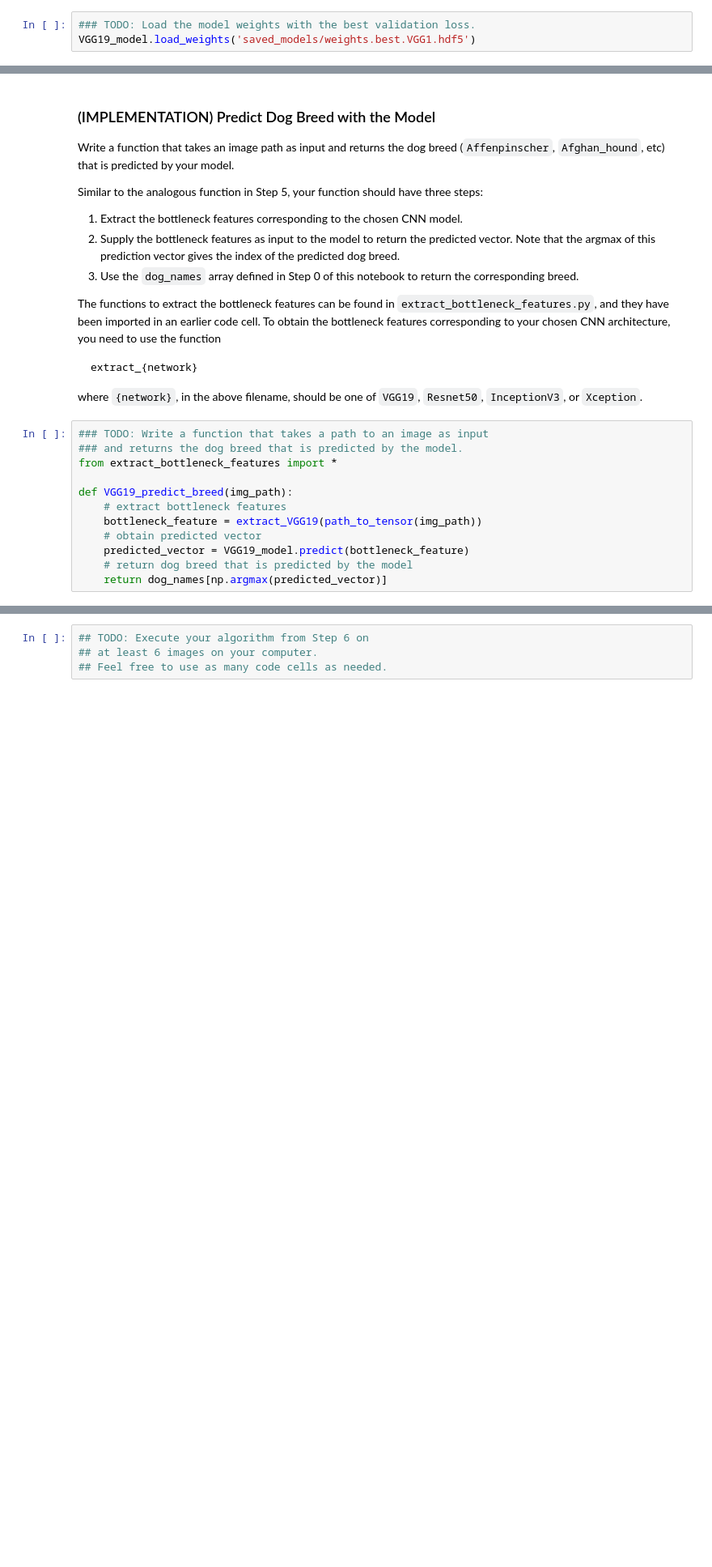
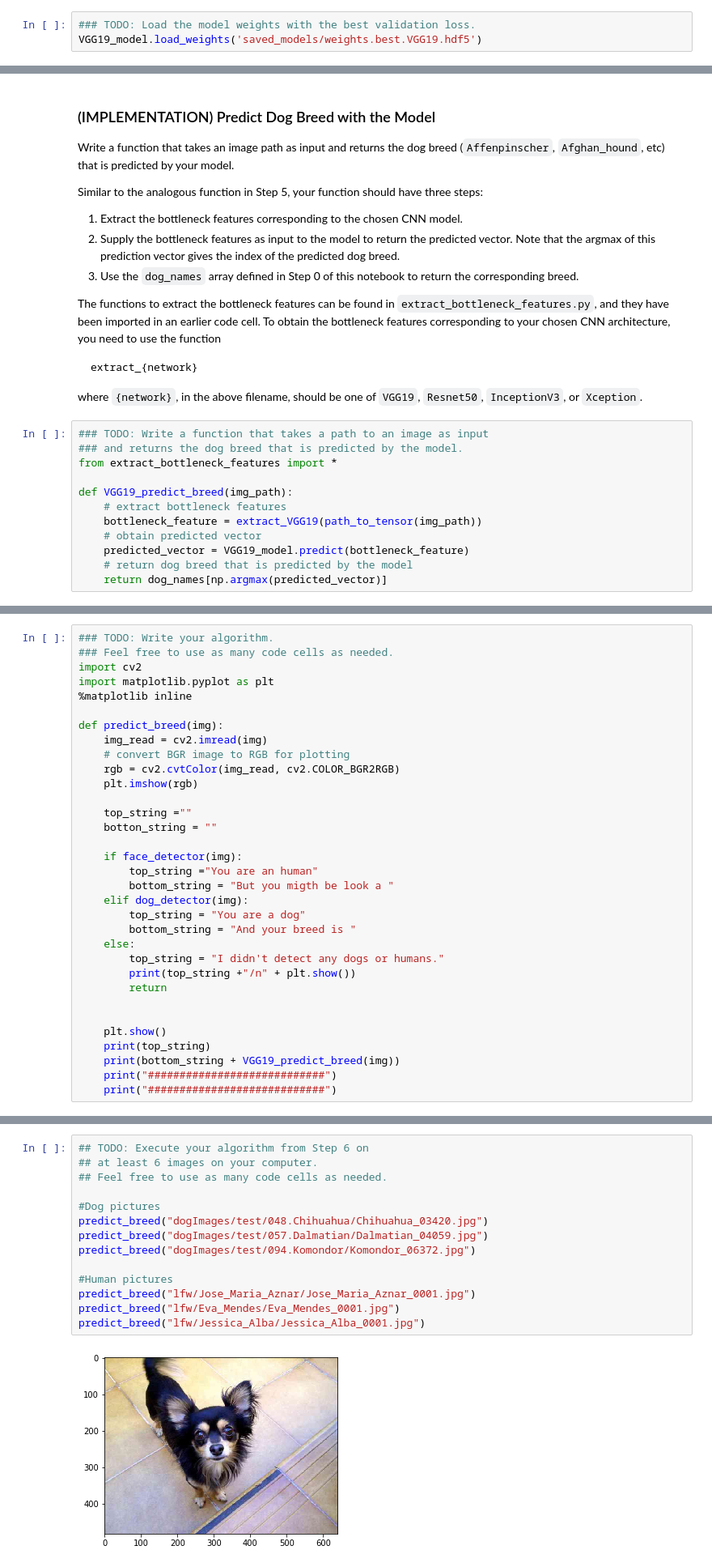
Before and after one commit to kblancoa/dog-project, a Jupyter notebook: dog_app.ipynb, the cells around one changed output, grey strips where cells are left out. Shown at 81% size. Cells and saved outputs as stored; diff of their text form; blank space fills up the shorter version.

```diff
--- a/dog_app.ipynb
+++ b/dog_app.ipynb
@@ -650,7 +649,7 @@ Epoch 7/20
 ### (IMPLEMENTATION) Load the Model with the Best Validation Loss
 # %%
 ### TODO: Load the model weights with the best validation loss.
-VGG19_model.load_weights('saved_models/weights.best.VGG1.hdf5')
+VGG19_model.load_weights('saved_models/weights.best.VGG19.hdf5')
 # %% [markdown]
 ### (IMPLEMENTATION) Test the Model
 
@@ -715,3 +711,36 @@ Some sample output for our algorithm is provided below, but feel free to design
+# %%
+### TODO: Write your algorithm.
+### Feel free to use as many code cells as needed.
+import cv2
+import matplotlib.pyplot as plt
+%matplotlib inline
+
+def predict_breed(img):
+    img_read = cv2.imread(img)
+    # convert BGR image to RGB for plotting
+    rgb = cv2.cvtColor(img_read, cv2.COLOR_BGR2RGB)
+    plt.imshow(rgb)
+
+    top_string =""
+    botton_string = ""
+
+    if face_detector(img):
+        top_string ="You are an human"
+        bottom_string = "But you migth be look a "
+    elif dog_detector(img):
+        top_string = "You are a dog"
+        bottom_string = "And your breed is "
+    else:
+        top_string = "I didn't detect any dogs or humans."
+        print(top_string +"/n" + plt.show())
+        return
+
+
+    plt.show()
+    print(top_string)
+    print(bottom_string + VGG19_predict_breed(img))
+    print("############################")
+    print("############################")
 # %% [markdown]
 ---
 <a id='step7'></a>
@@ -729,4 +760,16 @@ __Answer:__
 # %%
 ## TODO: Execute your algorithm from Step 6 on
 ## at least 6 images on your computer.
 ## Feel free to use as many code cells as needed.
+
+#Dog pictures
+predict_breed("dogImages/test/048.Chihuahua/Chihuahua_03420.jpg")
+predict_breed("dogImages/test/057.Dalmatian/Dalmatian_04059.jpg")
+predict_breed("dogImages/test/094.Komondor/Komondor_06372.jpg")
+
+#Human pictures
+predict_breed("lfw/Jose_Maria_Aznar/Jose_Maria_Aznar_0001.jpg")
+predict_breed("lfw/Eva_Mendes/Eva_Mendes_0001.jpg")
+predict_breed("lfw/Jessica_Alba/Jessica_Alba_0001.jpg")
+# %% [output]
+[figure, added]
```
Also changed, not shown: parts of 16 cells of this notebook.
